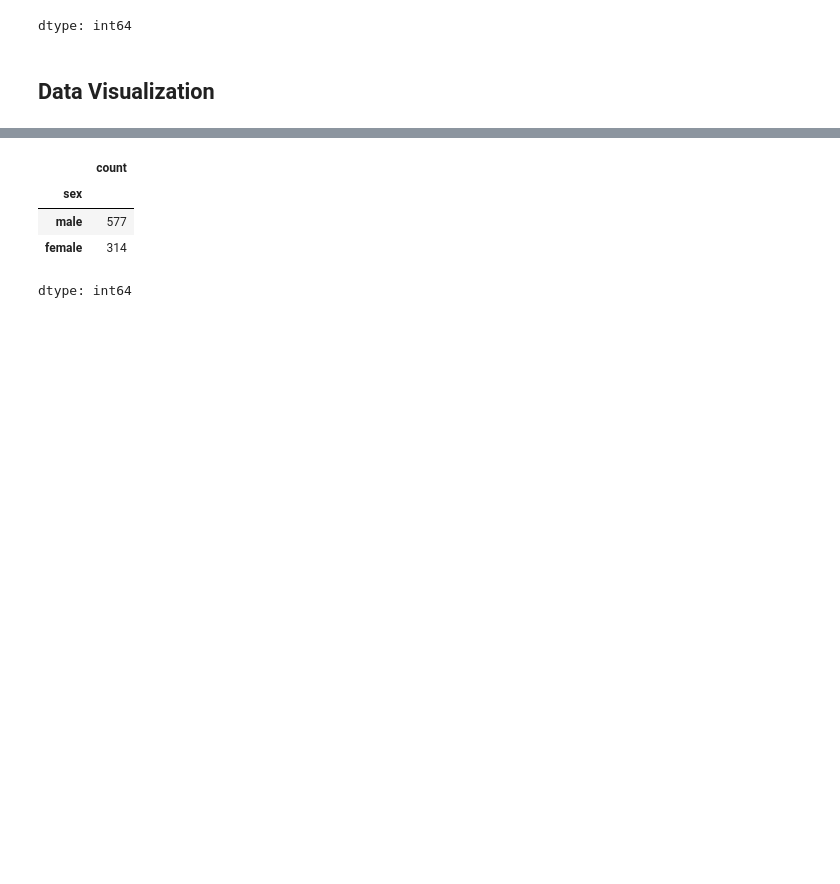
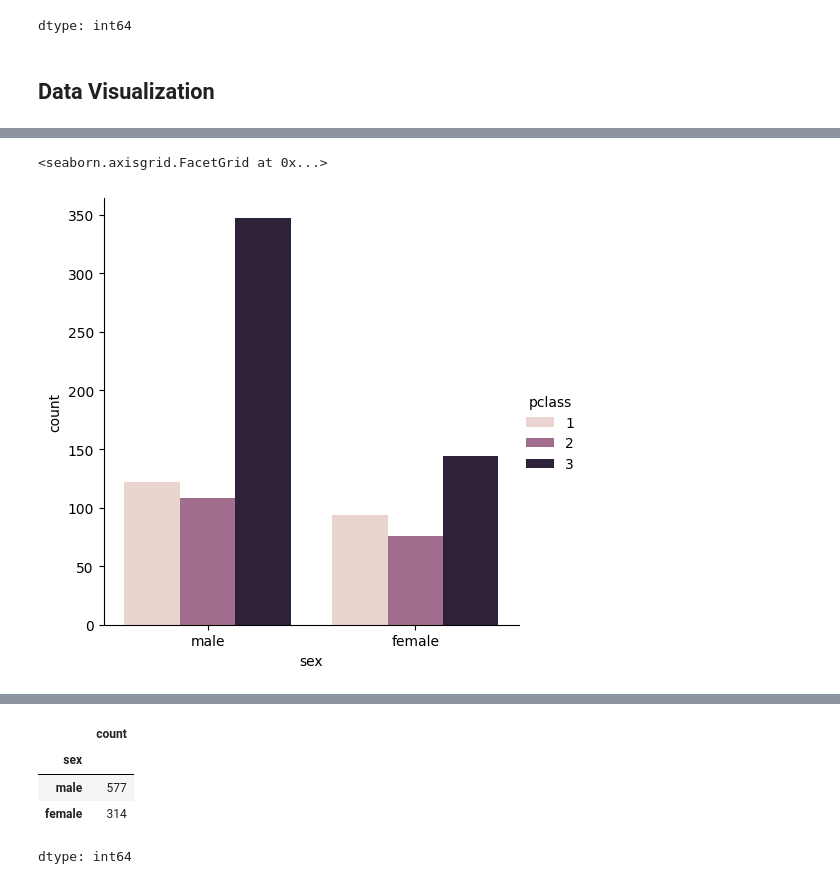
Before and after one commit to AfsanehShamsaddini/Titanic_Survival_Prediction, a Jupyter notebook: Titanic_Survival_Prediction.ipynb, the cells around one changed output, grey strips where cells are left out. Saved outputs shown, nothing was run; the diff lists cells and outputs as text; code cells hidden in the pictures; blank space fills up the shorter version.

```diff
--- a/Titanic_Survival_Prediction.ipynb
+++ b/Titanic_Survival_Prediction.ipynb
@@ -289,0 +312,10 @@ sns.countplot(x='survived', data=titanic_data, hue= 'survived')
+# %%
+sns.catplot(
+    x='sex',
+    data=titanic_data,
+    hue= 'pclass',
+    kind='count',
+    )
+# %% [output]
+<seaborn.axisgrid.FacetGrid at 0x...>
+[figure, added]
```
Also changed, not shown: parts of 15 cells of this notebook.
